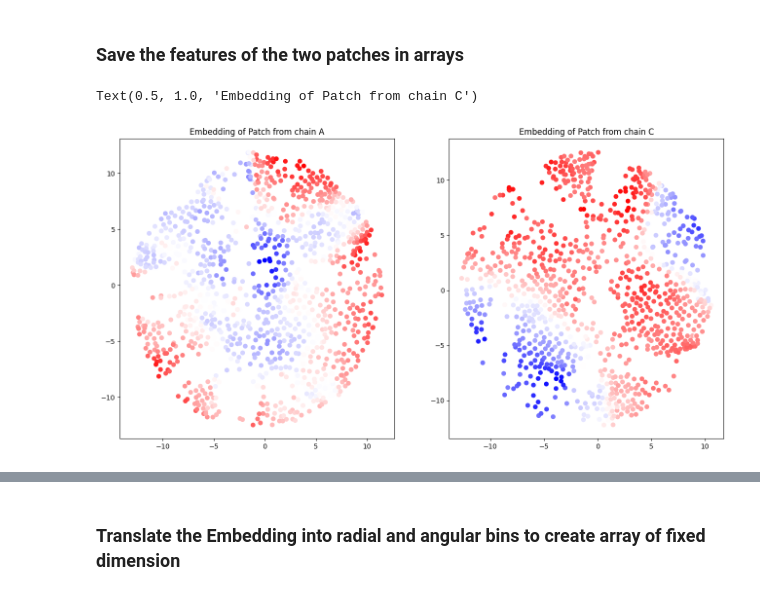
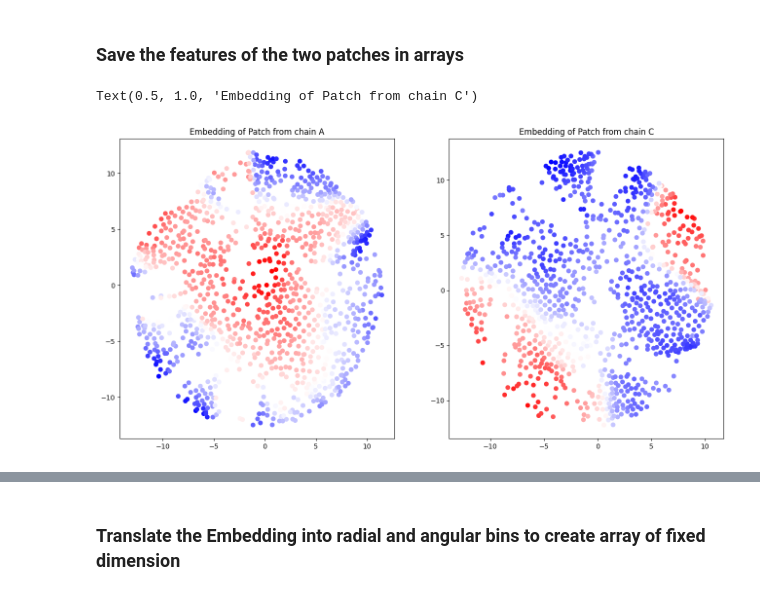
Before and after one commit to DavidGraber/protein_surface_modelling, a Jupyter notebook: main.ipynb, the cells around one changed output, grey strips where cells are left out. Saved outputs shown, nothing was run; the diff lists cells and outputs as text; code cells hidden in the pictures.

```diff
--- a/main.ipynb
+++ b/main.ipynb
@@ -109,3 +97,6 @@ Pairwise Distance Matrix: 5.88139271736145s
+# %%
+patch_C = np.load('surface_patch_C.npy', allow_pickle="TRUE").item()
+patch_A = np.load('surface_patch_A.npy', allow_pickle="TRUE").item()
 # %%
 colors_A[patch_A["indeces"]]= green
 #visualize_pointcloud(coords_A, colors = colors_A)
@@ -183,18 +174,18 @@ for ind, member in enumerate(patch_C["second_sel"]):
 features_patch_A = patch_A["features"]
 features_patch_C = patch_C["features"]
 # %%
-feature = 15
+feature = 9
 
 fig, ax = plt.subplots(2, 2, figsize=(16,8))
 
 plt.subplot(1,2,1)
 plt.scatter(embedding_A[:,0], embedding_A[:,1], c = features_patch_A[:,feature], cmap = "bwr")
 plt.title("Embedding of Patch from chain A")
 
 plt.subplot(1,2,2)
 plt.scatter(embedding_C[:,0], embedding_C[:,1], c = features_patch_C[:,feature], cmap = "bwr")
 plt.title("Embedding of Patch from chain C")
 # %% [output]
 Text(0.5, 1.0, 'Embedding of Patch from chain C')
-[figure, old version]
+[figure, new version]
 # %%
```
Also changed, not shown: parts of 8 cells of this notebook, 1 other file.
